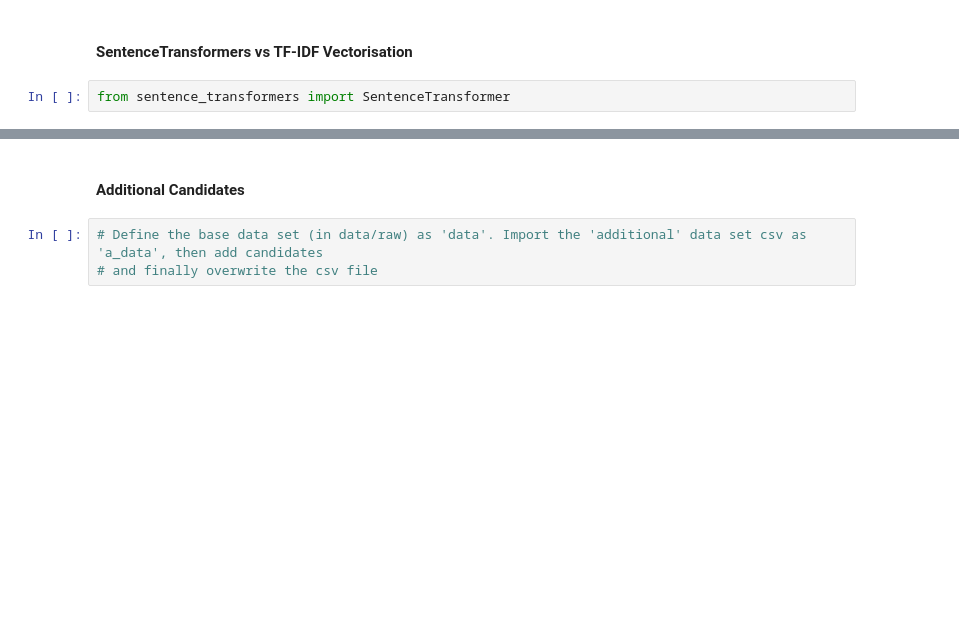
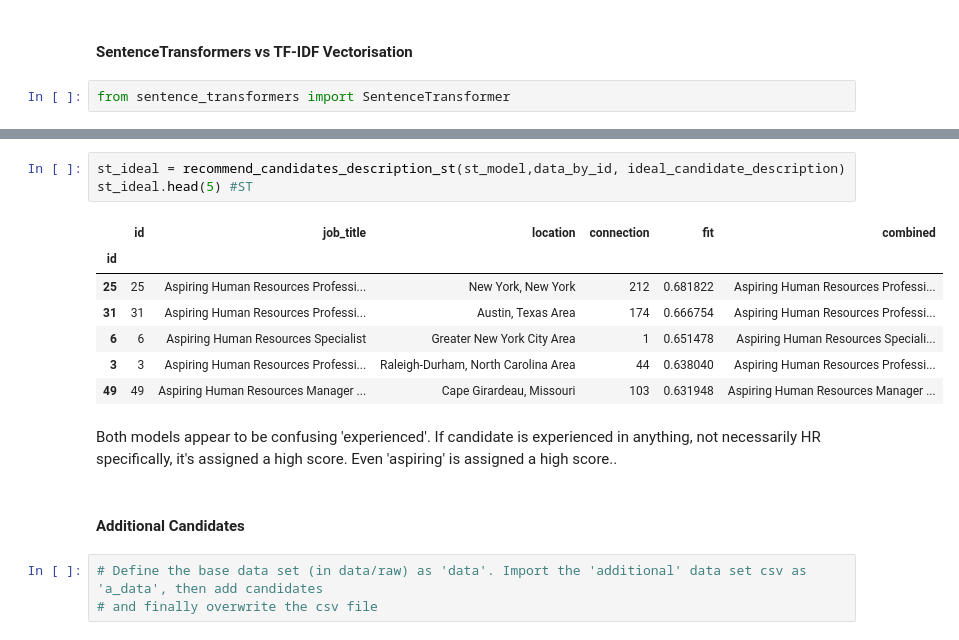
Before and after one commit to cameroncochrane/RnEHGFbDNlguJZBv, a Jupyter notebook: notebooks/PotentialTalents_1.ipynb, the cells around one changed output, grey strips where cells are left out. Cells and saved outputs as stored; diff of their text form; blank space fills up the shorter version.

```diff
--- a/notebooks/PotentialTalents_1.ipynb
+++ b/notebooks/PotentialTalents_1.ipynb
@@ -183,3 +266,16 @@ model = SentenceTransformer('all-MiniLM-L6-v2') #Define which model to use
+# %%
+st_ideal = recommend_candidates_description_st(st_model,data_by_id, ideal_candidate_description)
+st_ideal.head(5) #ST
+# %% [output]
+|  | id | job_title | location | connection | fit | combined |
+| id |  |  |  |  |  |  |
+| 25 | 25 | Aspiring Human Resources Professi... | New York, New York | 212 | 0.681822 | Aspiring Human Resources Professi... |
+| 31 | 31 | Aspiring Human Resources Professi... | Austin, Texas Area | 174 | 0.666754 | Aspiring Human Resources Professi... |
+| 6 | 6 | Aspiring Human Resources Specialist | Greater New York City Area | 1 | 0.651478 | Aspiring Human Resources Speciali... |
+| 3 | 3 | Aspiring Human Resources Professi... | Raleigh-Durham, North Carolina Area | 44 | 0.638040 | Aspiring Human Resources Professi... |
+| 49 | 49 | Aspiring Human Resources Manager ... | Cape Girardeau, Missouri | 103 | 0.631948 | Aspiring Human Resources Manager ... |
+# %% [markdown]
+Both models appear to be confusing 'experienced'. If candidate is experienced in anything, not necessarily HR specifically, it's assigned a high score. Even 'aspiring' is assigned a high score..
 # %% [markdown]
 <h4>Additional Candidates
 # %%
```
Also changed, not shown: parts of 13 cells of this notebook.
